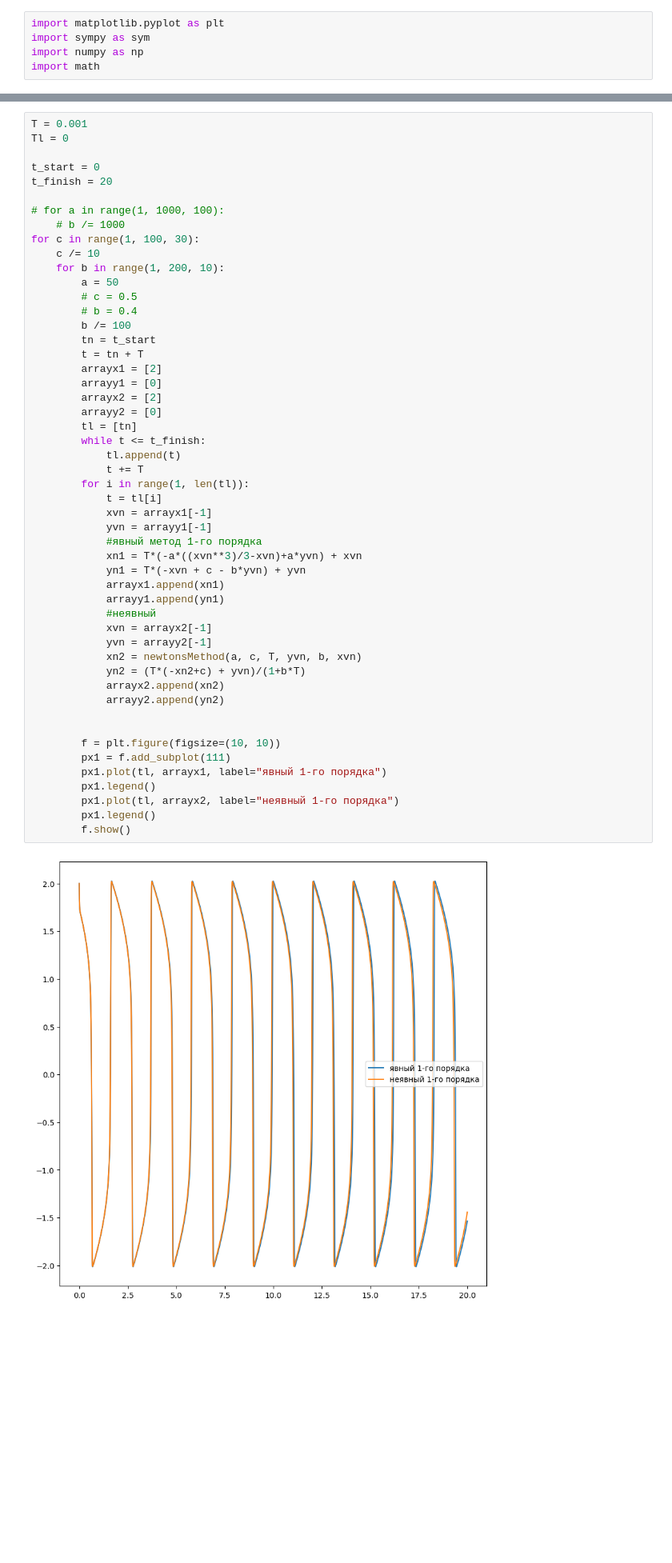
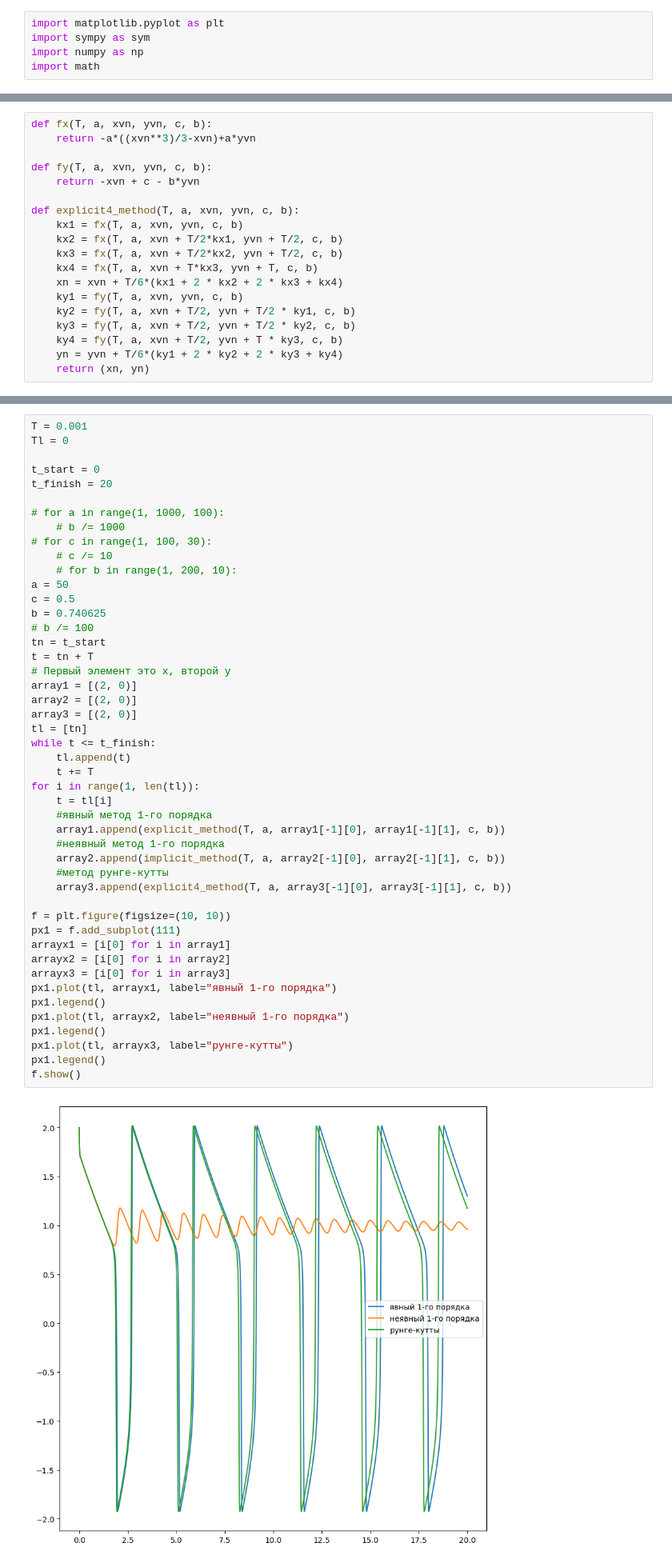
Before and after one commit to ArnautovPeter/projectPractice, a Jupyter notebook: code.ipynb, the cells around one changed output, grey strips where cells are left out. Shown at 80% size. Saved outputs shown, nothing was run; the diff lists cells and outputs as text; blank space fills up the shorter version.

```diff
--- a/code.ipynb
+++ b/code.ipynb
@@ -15,55 +25,70 @@ def newtonsMethod(a, c, T, y, b, x):
+# %%
+def fx(T, a, xvn, yvn, c, b):
+    return -a*((xvn**3)/3-xvn)+a*yvn
+
+def fy(T, a, xvn, yvn, c, b):
+    return -xvn + c - b*yvn
+
+def explicit4_method(T, a, xvn, yvn, c, b):
+    kx1 = fx(T, a, xvn, yvn, c, b)
+    kx2 = fx(T, a, xvn + T/2*kx1, yvn + T/2, c, b)
+    kx3 = fx(T, a, xvn + T/2*kx2, yvn + T/2, c, b)
+    kx4 = fx(T, a, xvn + T*kx3, yvn + T, c, b)
+    xn = xvn + T/6*(kx1 + 2 * kx2 + 2 * kx3 + kx4)
+    ky1 = fy(T, a, xvn, yvn, c, b)
+    ky2 = fy(T, a, xvn + T/2, yvn + T/2 * ky1, c, b)
+    ky3 = fy(T, a, xvn + T/2, yvn + T/2 * ky2, c, b)
+    ky4 = fy(T, a, xvn + T/2, yvn + T * ky3, c, b)
+    yn = yvn + T/6*(ky1 + 2 * ky2 + 2 * ky3 + ky4)
+    return (xn, yn)
 # %% [markdown]
 ![image.png](attachment:image.png)
 # %%
 T = 0.001
 Tl = 0
 
 t_start = 0
 t_finish = 20
 
 # for a in range(1, 1000, 100):
     # b /= 1000
-for c in range(1, 100, 30):
-    c /= 10
-    for b in range(1, 200, 10):
-        a = 50
-        # c = 0.5
-        # b = 0.4
-        b /= 100
-        tn = t_start
-        t = tn + T
-        arrayx1 = [2]
-        arrayy1 = [0]
-        arrayx2 = [2]
-        arrayy2 = [0]
-        tl = [tn]
-        while t <= t_finish:
-            tl.append(t)
-            t += T
-        for i in range(1, len(tl)):
-            t = tl[i]
-            xvn = arrayx1[-1]
-            yvn = arrayy1[-1]
-            #явный метод 1-го порядка
-            xn1 = T*(-a*((xvn**3)/3-xvn)+a*yvn) + xvn
-            yn1 = T*(-xvn + c - b*yvn) + yvn
-            arrayx1.append(xn1)
-            arrayy1.append(yn1)
-            #неявный
-            xvn = arrayx2[-1]
-            yvn = arrayy2[-1]
-            xn2 = newtonsMethod(a, c, T, yvn, b, xvn)
-            yn2 = (T*(-xn2+c) + yvn)/(1+b*T)
-            arrayx2.append(xn2)
-            arrayy2.append(yn2)
+# for c in range(1, 100, 30):
+    # c /= 10
+    # for b in range(1, 200, 10):
+a = 50
+c = 0.5
+b = 0.740625
+# b /= 100
+tn = t_start
+t = tn + T
+# Первый элемент это x, второй y
+array1 = [(2, 0)]
+array2 = [(2, 0)]
+array3 = [(2, 0)]
+tl = [tn]
+while t <= t_finish:
+    tl.append(t)
+    t += T
+for i in range(1, len(tl)):
+    t = tl[i]
+    #явный метод 1-го порядка
+    array1.append(explicit_method(T, a, array1[-1][0], array1[-1][1], c, b))
+    #неявный метод 1-го порядка
+    array2.append(implicit_method(T, a, array2[-1][0], array2[-1][1], c, b))
+    #метод рунге-кутты
+    array3.append(explicit4_method(T, a, array3[-1][0], array3[-1][1], c, b))
 
-
-        f = plt.figure(figsize=(10, 10))
-        px1 = f.add_subplot(111)
-        px1.plot(tl, arrayx1, label="явный 1-го порядка")
-        px1.legend()
-        px1.plot(tl, arrayx2, label="неявный 1-го порядка")
-        px1.legend()
-        f.show()
+f = plt.figure(figsize=(10, 10))
+px1 = f.add_subplot(111)
+arrayx1 = [i[0] for i in array1]
+arrayx2 = [i[0] for i in array2]
+arrayx3 = [i[0] for i in array3]
+px1.plot(tl, arrayx1, label="явный 1-го порядка")
+px1.legend()
+px1.plot(tl, arrayx2, label="неявный 1-го порядка")
+px1.legend()
+px1.plot(tl, arrayx3, label="рунге-кутты")
+px1.legend()
+f.show()
 # %% [output]
-[figure, old version]
+[figure, new version]
```
Also changed, not shown: parts of 3 cells of this notebook, 1 other file.
